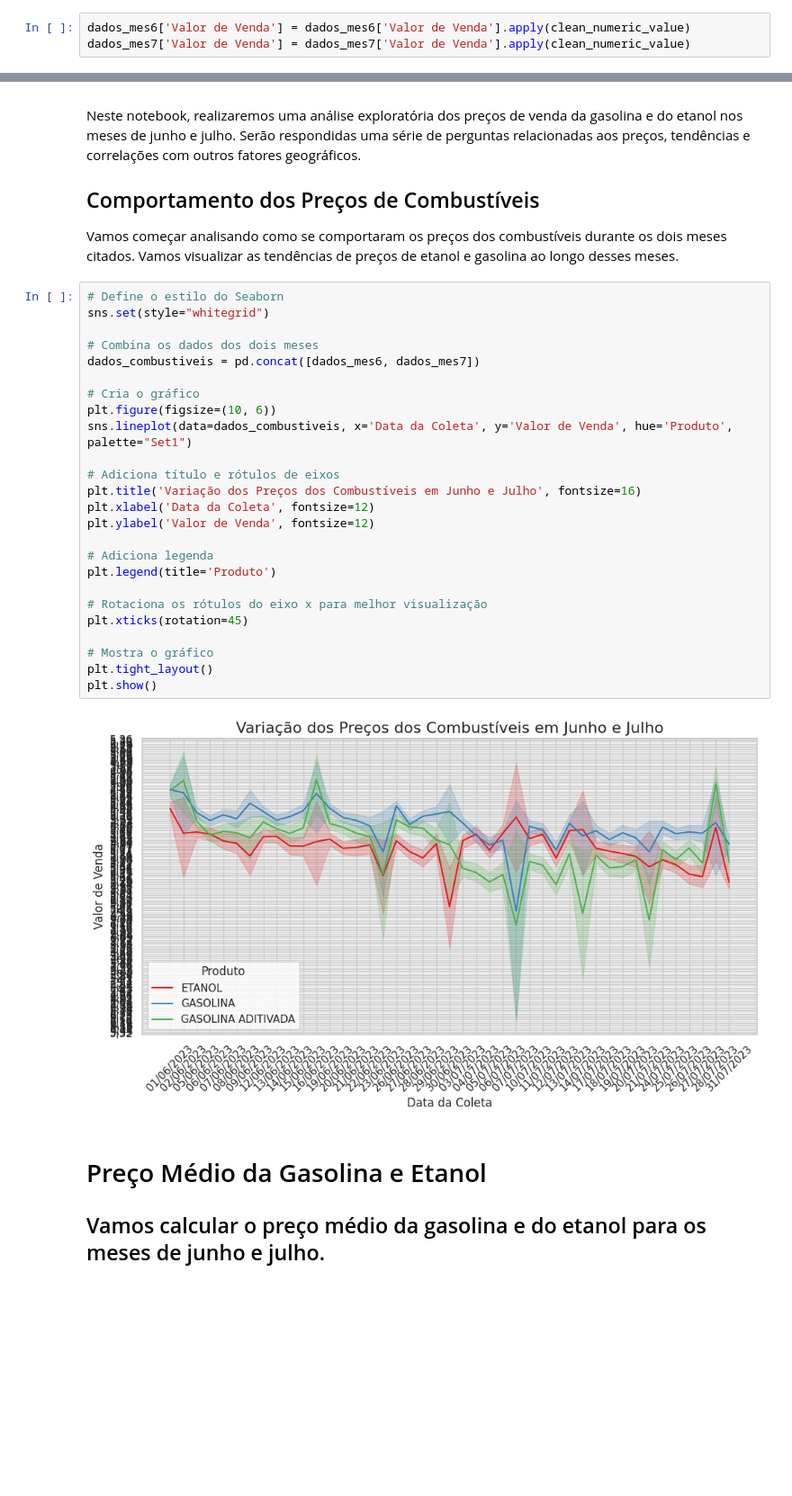
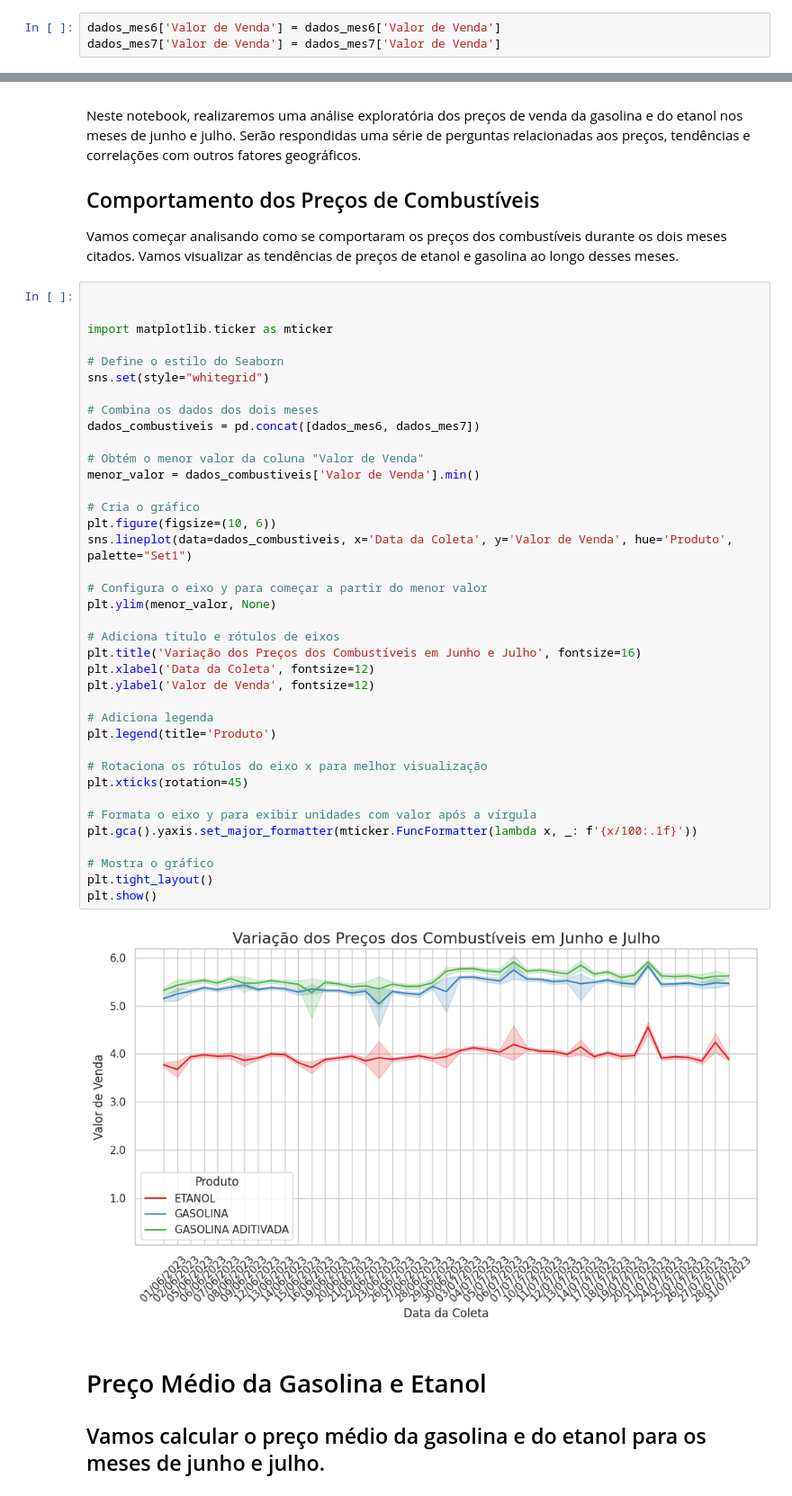
Before and after one commit to Project-4-Trends-and-Insights-Database/Projeto_Dados_para_abastecer_o_carro, a Jupyter notebook: Projeto_Dados_para_abastecer_o_carro.ipynb, the cells around one changed output, grey strips where cells are left out. Shown at 90% size. Drawn from its saved outputs; the diff is of its cells as text; blank space fills up the shorter version.

```diff
--- a/Projeto_Dados_para_abastecer_o_carro.ipynb
+++ b/Projeto_Dados_para_abastecer_o_carro.ipynb
@@ -68,8 +68,8 @@ Unidade de Medida        0
 Bandeira                 0
 dtype: int64
 # %%
-dados_mes6['Valor de Venda'] = dados_mes6['Valor de Venda'].apply(clean_numeric_value)
-dados_mes7['Valor de Venda'] = dados_mes7['Valor de Venda'].apply(clean_numeric_value)
+dados_mes6['Valor de Venda'] = dados_mes6['Valor de Venda']
+dados_mes7['Valor de Venda'] = dados_mes7['Valor de Venda']
 # %%
 print("Colunas do mês 6:")
 print(dados_mes6.columns)
@@ -100,32 +100,45 @@ Neste notebook, realizaremos uma análise exploratória dos preços de venda da
 
 Vamos começar analisando como se comportaram os preços dos combustíveis durante os dois meses citados. Vamos visualizar as tendências de preços de etanol e gasolina ao longo desses meses.
 # %%
+
+
+import matplotlib.ticker as mticker
+
 # Define o estilo do Seaborn
 sns.set(style="whitegrid")
 
 # Combina os dados dos dois meses
 dados_combustiveis = pd.concat([dados_mes6, dados_mes7])
 
+# Obtém o menor valor da coluna "Valor de Venda"
+menor_valor = dados_combustiveis['Valor de Venda'].min()
+
 # Cria o gráfico
 plt.figure(figsize=(10, 6))
 sns.lineplot(data=dados_combustiveis, x='Data da Coleta', y='Valor de Venda', hue='Produto', palette="Set1")
+
+# Configura o eixo y para começar a partir do menor valor
+plt.ylim(menor_valor, None)
 
 # Adiciona título e rótulos de eixos
 plt.title('Variação dos Preços dos Combustíveis em Junho e Julho', fontsize=16)
 plt.xlabel('Data da Coleta', fontsize=12)
 plt.ylabel('Valor de Venda', fontsize=12)
 
 # Adiciona legenda
 plt.legend(title='Produto')
 
 # Rotaciona os rótulos do eixo x para melhor visualização
 plt.xticks(rotation=45)
 
+# Formata o eixo y para exibir unidades com valor após a vírgula
+plt.gca().yaxis.set_major_formatter(mticker.FuncFormatter(lambda x, _: f'{x/100:.1f}'))
+
 # Mostra o gráfico
 plt.tight_layout()
 plt.show()
 # %% [output]
-[figure, old version]
+[figure, new version]
 # %% [markdown]
 # <font color = 00CED1> Preço Médio da Gasolina e Etanol
 ## Vamos calcular o preço médio da gasolina e do etanol para os meses de junho e julho.
```
Also changed, not shown: parts of 5 cells of this notebook.
